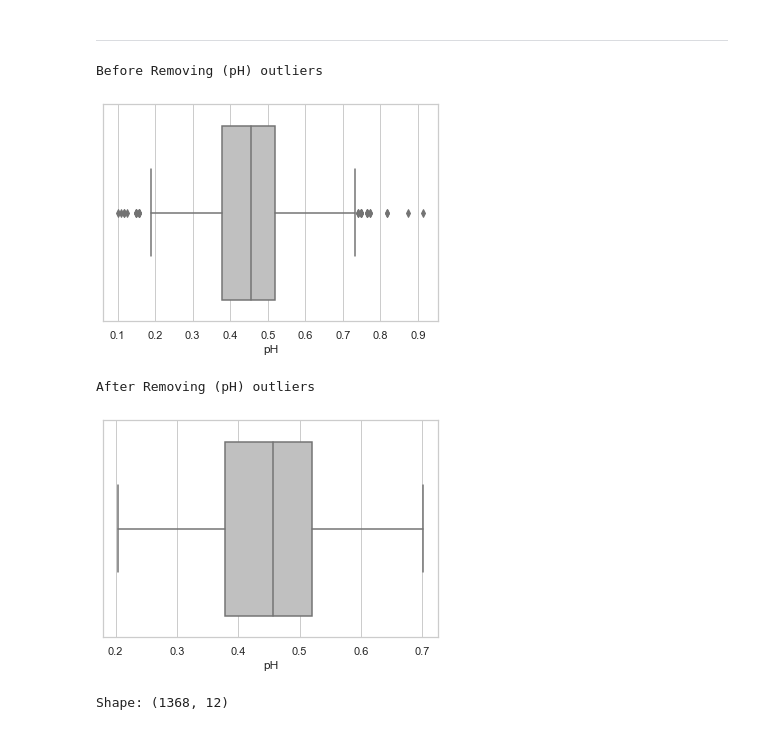
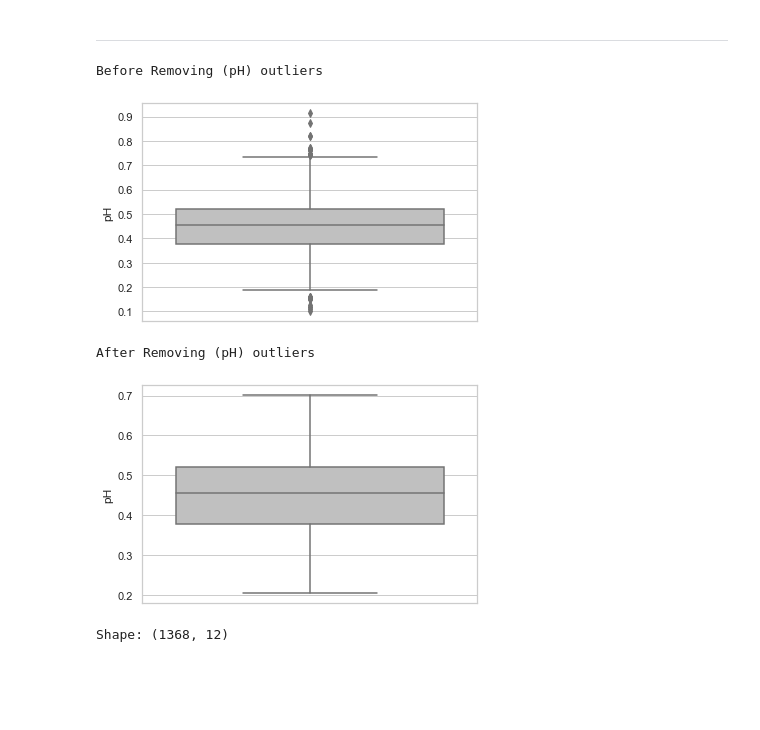
Before and after one commit to fahadwazirali915/wine_quality, a Jupyter notebook: wine_quality.ipynb, the cells around one changed output. Drawn from its saved outputs; the diff is of its cells as text; code cells hidden in the pictures; blank space fills up the shorter version.

```diff
--- a/wine_quality.ipynb
+++ b/wine_quality.ipynb
@@ -557,27 +559,27 @@ Shape: (1403, 12)
 # %%
 # pH
 
 print("Before Removing (pH) outliers")
 sns.set_theme(style="whitegrid", color_codes=True)
 sns.boxplot(data=df,
-            x="pH",
+            y="pH",
             color="silver")
 plt.show()
 
 df = df[df['pH']<0.72]
 df = df[df['pH']>0.2]
 
 print("After Removing (pH) outliers")
 sns.set_theme(style="whitegrid", color_codes=True)
 sns.boxplot(data=df,
-            x="pH",
+            y="pH",
             color="silver")
 plt.show()
 # %% [output]
 Before Removing (pH) outliers
-[figure, old version]
+[figure, new version]
 After Removing (pH) outliers
-[figure, old version]
+[figure, new version]
 # %%
 print("Shape:", df.shape)
 # %% [output]
```
Also changed, not shown: parts of 14 cells of this notebook.
